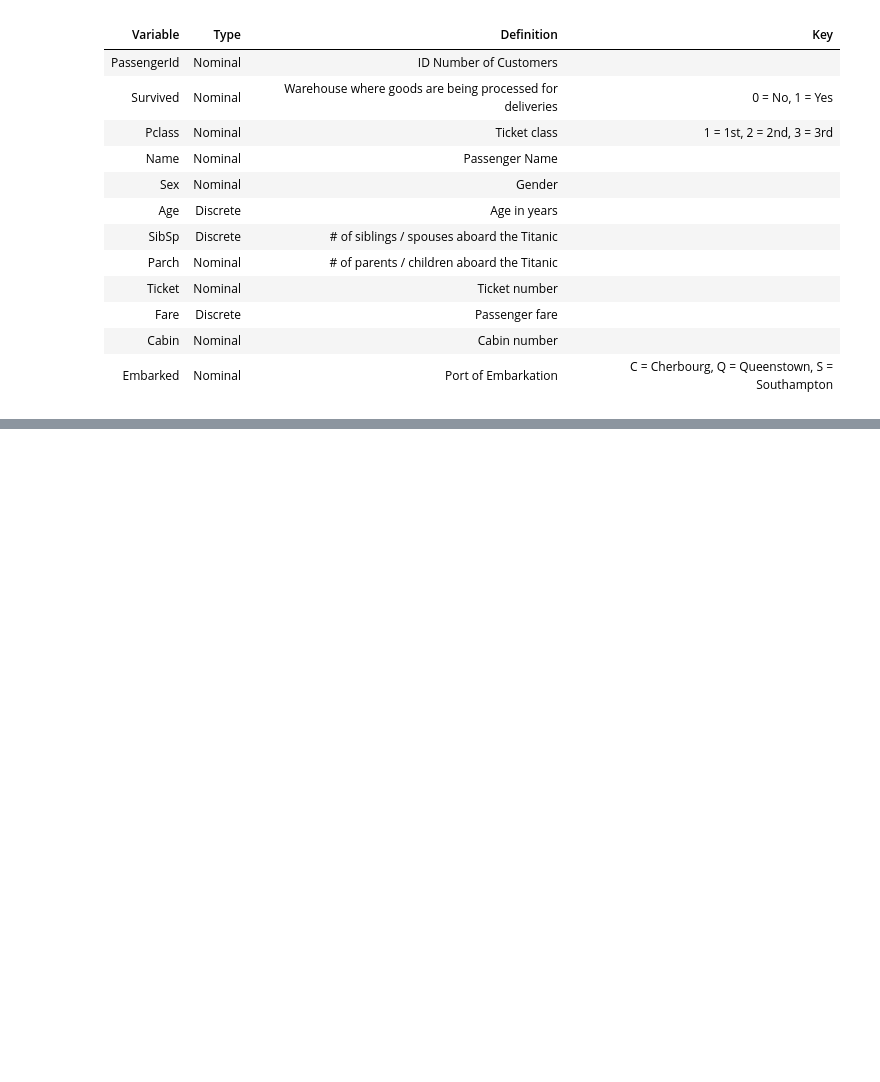
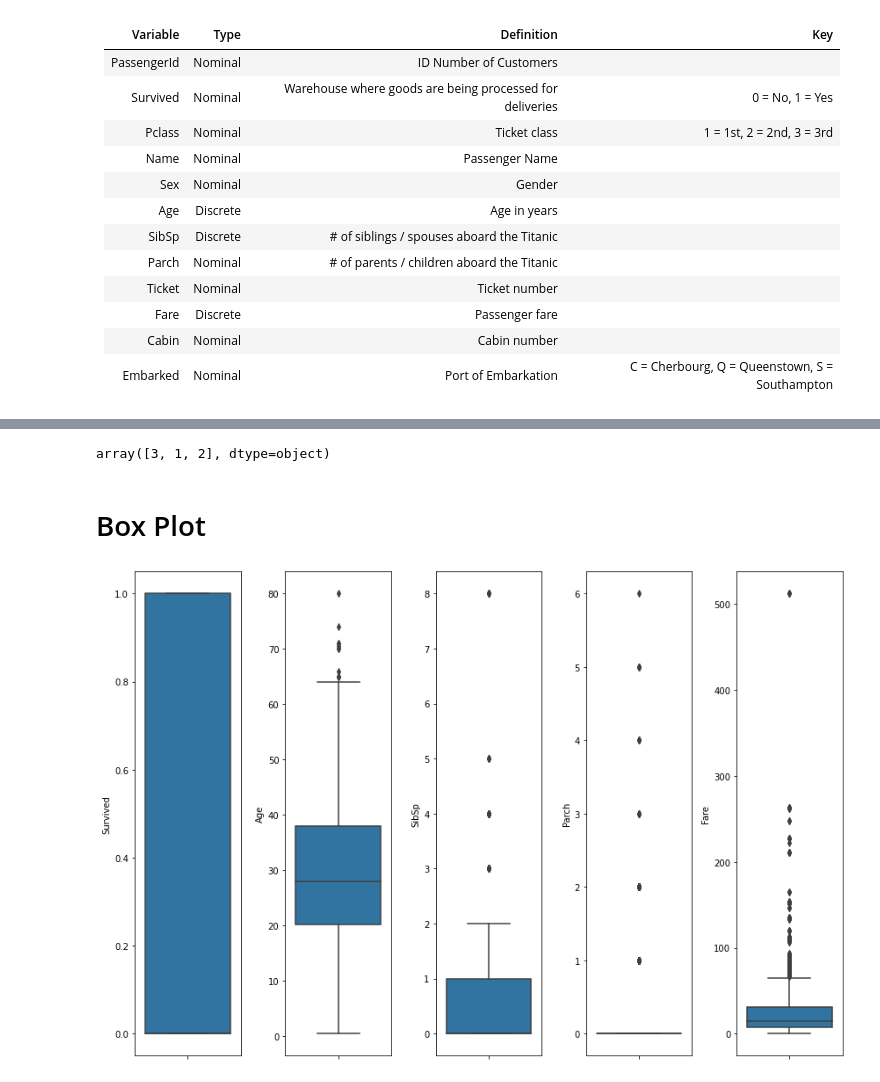
Before and after one commit to edwardjacob2315/Titanic-Data-Logistic-Regresstion, a Jupyter notebook: Titanic.ipynb, the cells around one changed output, grey strips where cells are left out. Drawn from its saved outputs; the diff is of its cells as text; code cells hidden in the pictures; blank space fills up the shorter version.

```diff
--- a/Titanic.ipynb
+++ b/Titanic.ipynb
@@ -71,0 +75,16 @@ memory usage: 83.7+ KB
+# %%
+#change column name
+df_train.rename(columns={'Pclass':'Tickclass'}, inplace = True)
+df_test.rename(columns={'Pclass':'Tickclass'}, inplace = True)
+# %%
+#change data type
+df_train=df_train.astype({'PassengerId' : object, 'Survived': object, 'Tickclass': object,'Survived':int})
+df_test=df_test.astype({'PassengerId' : object, 'Tickclass': object})
+# %%
+num_dtypes=['int64','int32','int16','float64','float32','float16']
+nums=df_train.select_dtypes(include=num_dtypes)
+nums_col=nums.columns
+
+cats = df_train.drop(columns =nums)
+cats_plot=cats.drop(columns=['PassengerId','Name','Ticket', 'Cabin']).columns # Theese Data removed for easier visualization.
+cats_col=cats.columns
@@ -71,0 +143,14 @@ memory usage: 83.7+ KB
+# %%
+df_train.Tickclass.unique()
+# %% [output]
+array([3, 1, 2], dtype=object)
+# %% [markdown]
+# Box Plot
+# %%
+plt.figure(figsize= (12, 8))
+for i in range(0, len(nums_col)): # for every value in nums
+    plt.subplot(1, len(nums_col), i + 1) #row, columns, index
+    sns.boxplot(y=df_train[nums_col[i]], orient ='v')
+    plt.tight_layout()
+# %% [output]
+[figure, added]
```
Also changed, not shown: parts of 37 cells of this notebook.
